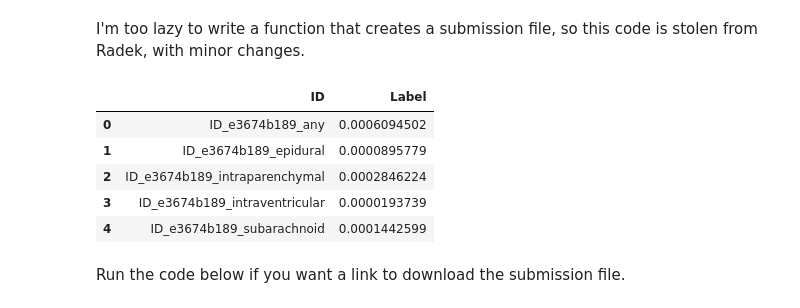
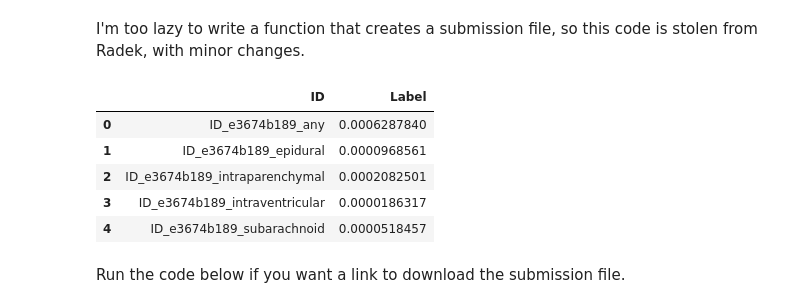
Before and after one commit to CozyDoomer/RSNA-intracranial-hemorrhage-detection, a Jupyter notebook: prototyping-fastai.ipynb, the cells around one changed output. Drawn from its saved outputs; the diff is of its cells as text; code cells hidden in the pictures.

```diff
--- a/prototyping-fastai.ipynb
+++ b/prototyping-fastai.ipynb
@@ -306,8 +304,4 @@ data/stage_1_train_images/ID_e261682bf.dcm File is missing DICOM File Meta Infor
 0 	0.072692 	0.080713 	0.973124 	0.942236 	6:03:21
 1 	0.070431 	0.078033 	0.975273 	0.950554 	6:03:53
 # %%
-learn = learn.load('xresnet50_512px_full')
+learn = learn.load('xresnet50_352px_full') #xresnet50_512px_full
-# %%
-dbch = get_data(48, 352)
-learn.dbunch = dbch
-learn.lr_find()
@@ -359,7 +328,7 @@ array([1793835,  110425, 1580126, ...,  810555, 1960308, 2655912])
 # %% [markdown]
 ## Prepare for submission
 # %%
-learn = learn.load('xresnet50_512px_full_sample')
+learn = learn.load('xresnet50_256px_transfer')
 # %%
 learn.cbs
 # %% [output]
@@ -371,7 +340,7 @@ Now we're ready to submit. We can use the handy `test_dl` function to get an inf
 # %%
 test_fns = [(path_tst/f'{filename(o)}.dcm').absolute() for o in df_tst.fname.values]
 # %%
-dbch = get_data(48, 352) #20, 512
+dbch = get_data(60, 256) #20, 512
 # %%
 tst = test_dl(dbch, test_fns)
 x = tst.one_batch()[0]
@@ -444,15 +367,15 @@ for idx,pred in zip(df_tst.index, preds):
         labels.append(predicted_probability)
 # %%
 df_csv = pd.DataFrame({'ID': ids, 'Label': labels})
-df_csv.to_csv(f'submission.csv', index=False)
+df_csv.to_csv(f'fastai_256px_full_noclamp.csv', index=False)
 df_csv.head()
 # %% [output]
 |  | ID | Label |
-| 0 | ID_e3674b189_any | 0.0006094502 |
-| 1 | ID_e3674b189_epidural | 0.0000895779 |
-| 2 | ID_e3674b189_intraparenchymal | 0.0002846224 |
-| 3 | ID_e3674b189_intraventricular | 0.0000193739 |
-| 4 | ID_e3674b189_subarachnoid | 0.0001442599 |
+| 0 | ID_e3674b189_any | 0.0006287840 |
+| 1 | ID_e3674b189_epidural | 0.0000968561 |
+| 2 | ID_e3674b189_intraparenchymal | 0.0002082501 |
+| 3 | ID_e3674b189_intraventricular | 0.0000186317 |
+| 4 | ID_e3674b189_subarachnoid | 0.0000518457 |
 # %% [markdown]
 Run the code below if you want a link to download the submission file.
 # %%
```
Also changed, not shown: parts of 28 cells of this notebook, 4 other files.
